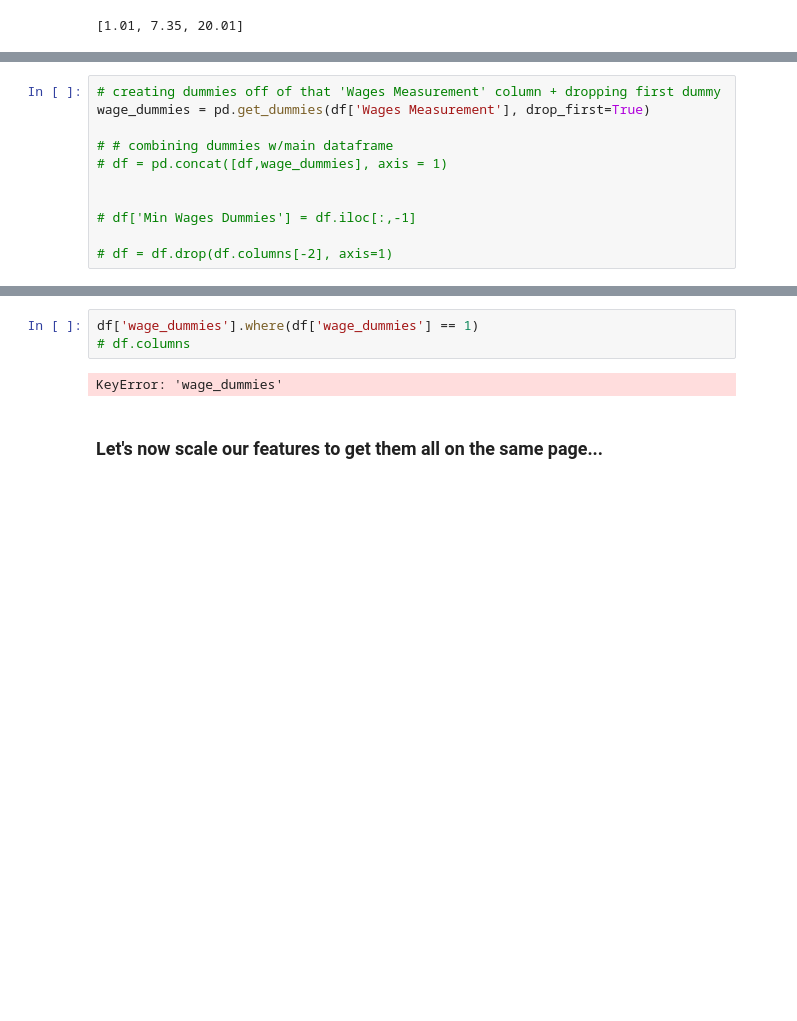
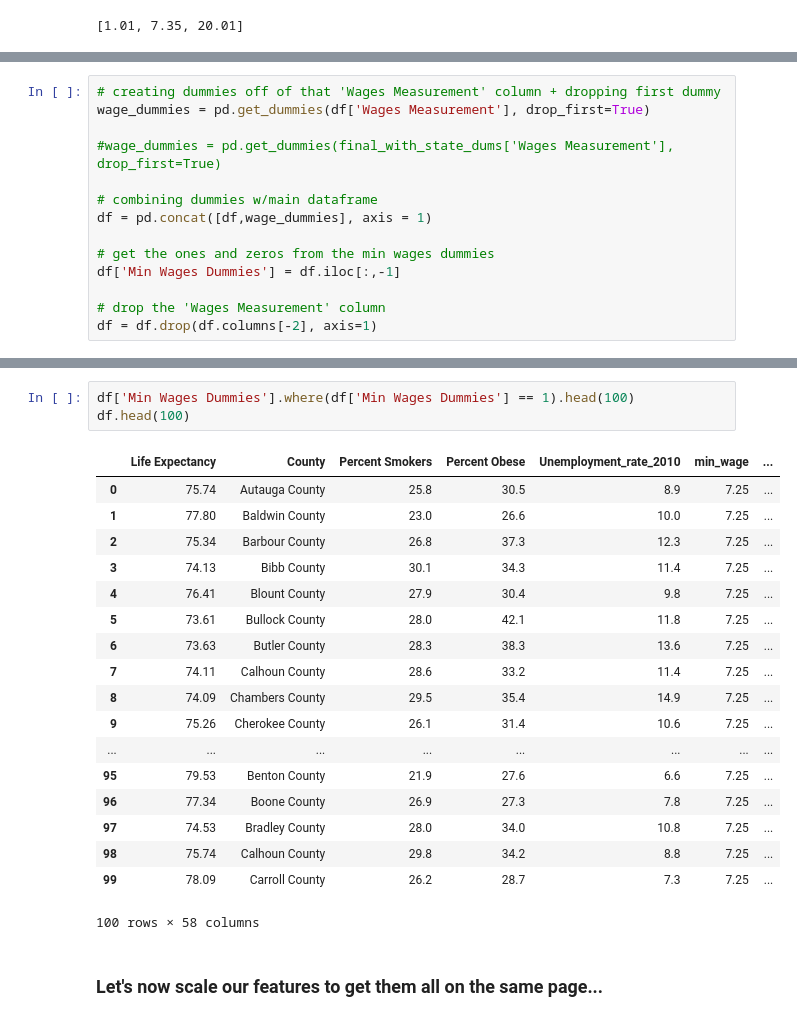
Before and after one commit to aulorbe/Life-Expectancy-In-The-US, a Jupyter notebook: EDA_initial.ipynb, the cells around one changed output, grey strips where cells are left out. Drawn from its saved outputs; the diff is of its cells as text; blank space fills up the shorter version.

```diff
--- a/EDA_initial.ipynb
+++ b/EDA_initial.ipynb
@@ -299,10 +318,13 @@ Categories (2, interval[float64]): [(0.0, 7.35] < (7.35, 10.0]]
 # creating dummies off of that 'Wages Measurement' column + dropping first dummy
 wage_dummies = pd.get_dummies(df['Wages Measurement'], drop_first=True)
 
-# # combining dummies w/main dataframe
-# df = pd.concat([df,wage_dummies], axis = 1)
+#wage_dummies = pd.get_dummies(final_with_state_dums['Wages Measurement'], drop_first=True)
 
+# combining dummies w/main dataframe
+df = pd.concat([df,wage_dummies], axis = 1)
 
-# df['Min Wages Dummies'] = df.iloc[:,-1]
+# get the ones and zeros from the min wages dummies
+df['Min Wages Dummies'] = df.iloc[:,-1]
 
-# df = df.drop(df.columns[-2], axis=1)
+# drop the 'Wages Measurement' column
+df = df.drop(df.columns[-2], axis=1)
@@ -330,8 +331,25 @@ df
-# %%
-df['wage_dummies'].where(df['wage_dummies'] == 1)
-# df.columns
-# %% [output]
-KeyError: 'wage_dummies'
+# %%
+df['Min Wages Dummies'].where(df['Min Wages Dummies'] == 1).head(100)
+df.head(100)
+# %% [output]
+|  | Life Expectancy | County | Percent Smokers | Percent Obese | Unemployment_rate_2010 | min_wage | ... |
+| 0 | 75.74 | Autauga County | 25.8 | 30.5 | 8.9 | 7.25 | ... |
+| 1 | 77.80 | Baldwin County | 23.0 | 26.6 | 10.0 | 7.25 | ... |
+| 2 | 75.34 | Barbour County | 26.8 | 37.3 | 12.3 | 7.25 | ... |
+| 3 | 74.13 | Bibb County | 30.1 | 34.3 | 11.4 | 7.25 | ... |
+| 4 | 76.41 | Blount County | 27.9 | 30.4 | 9.8 | 7.25 | ... |
+| 5 | 73.61 | Bullock County | 28.0 | 42.1 | 11.8 | 7.25 | ... |
+| 6 | 73.63 | Butler County | 28.3 | 38.3 | 13.6 | 7.25 | ... |
+| 7 | 74.11 | Calhoun County | 28.6 | 33.2 | 11.4 | 7.25 | ... |
+| 8 | 74.09 | Chambers County | 29.5 | 35.4 | 14.9 | 7.25 | ... |
+| 9 | 75.26 | Cherokee County | 26.1 | 31.4 | 10.6 | 7.25 | ... |
+| ... | ... | ... | ... | ... | ... | ... | ... |
+| 95 | 79.53 | Benton County | 21.9 | 27.6 | 6.6 | 7.25 | ... |
+| 96 | 77.34 | Boone County | 26.9 | 27.3 | 7.8 | 7.25 | ... |
+| 97 | 74.53 | Bradley County | 28.0 | 34.0 | 10.8 | 7.25 | ... |
+| 98 | 75.74 | Calhoun County | 29.8 | 34.2 | 8.8 | 7.25 | ... |
+| 99 | 78.09 | Carroll County | 26.2 | 28.7 | 7.3 | 7.25 | ... |
+100 rows × 58 columns
 # %% [markdown]
 ### Let's now scale our features to get them all on the same page...
 # %% [markdown]
```
Also changed, not shown: parts of 5 cells of this notebook.
